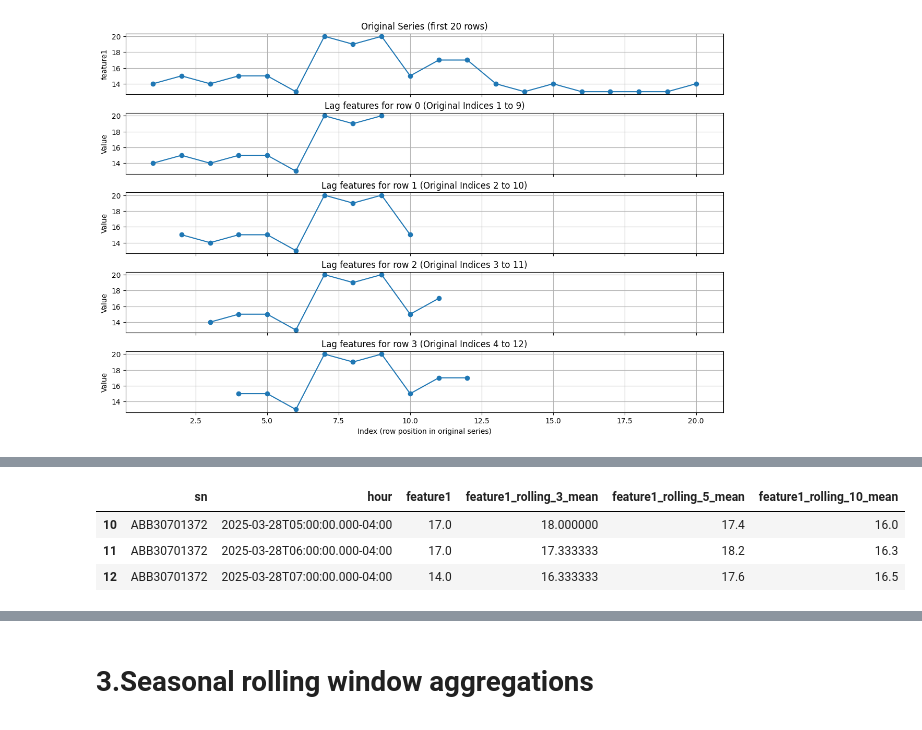
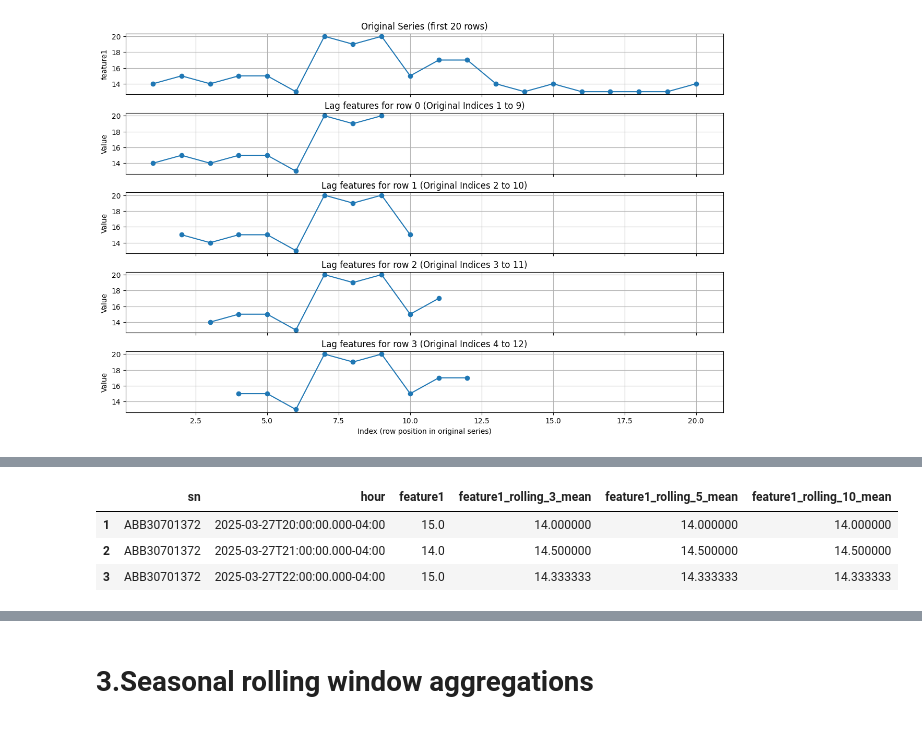
Before and after one commit to GeneSUN/time-series-analysis-toolkit, a Jupyter notebook: Preprocess/TimeSeries_FeatureEngineering.ipynb, the cells around one changed output, grey strips where cells are left out. Cells and saved outputs as stored; diff of their text form; code cells hidden in the pictures.

```diff
--- a/Preprocess/TimeSeries_FeatureEngineering.ipynb
+++ b/Preprocess/TimeSeries_FeatureEngineering.ipynb
@@ -280,16 +360,18 @@ def plot_rolling_features(
 # %%
 df_roll_means, roll_feats = create_rolling_features(
     df_cap_hour_pd,
     windows=[3, 5, 10],
     target_col="feature1",
-    agg_funcs=["mean"]
+    agg_funcs=["mean"],
+    fill_strategy = "min_periods",
+    dropna = True
 )
 df_roll_means.dropna().head(3)
 # %% [output]
 |  | sn | hour | feature1 | feature1_rolling_3_mean | feature1_rolling_5_mean | feature1_rolling_10_mean |
-| 10 | ABB30701372 | 2025-03-28T05:00:00.000-04:00 | 17.0 | 18.000000 | 17.4 | 16.0 |
-| 11 | ABB30701372 | 2025-03-28T06:00:00.000-04:00 | 17.0 | 17.333333 | 18.2 | 16.3 |
-| 12 | ABB30701372 | 2025-03-28T07:00:00.000-04:00 | 14.0 | 16.333333 | 17.6 | 16.5 |
+| 1 | ABB30701372 | 2025-03-27T20:00:00.000-04:00 | 15.0 | 14.000000 | 14.000000 | 14.000000 |
+| 2 | ABB30701372 | 2025-03-27T21:00:00.000-04:00 | 14.0 | 14.500000 | 14.500000 | 14.500000 |
+| 3 | ABB30701372 | 2025-03-27T22:00:00.000-04:00 | 15.0 | 14.333333 | 14.333333 | 14.333333 |
 # %%
 # ----------------------------------------------------------------------------
 
```
Also changed, not shown: parts of 15 cells of this notebook.
